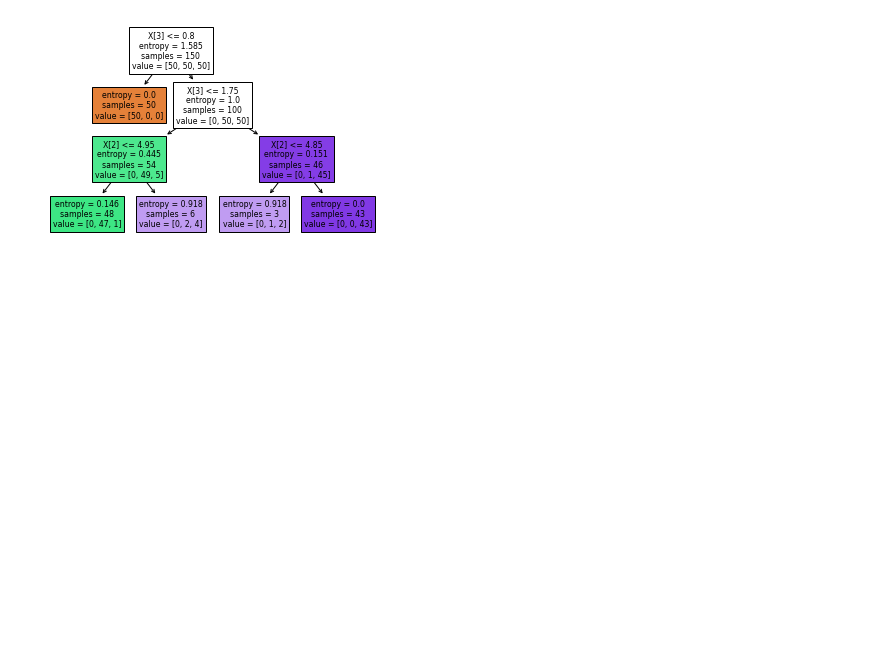
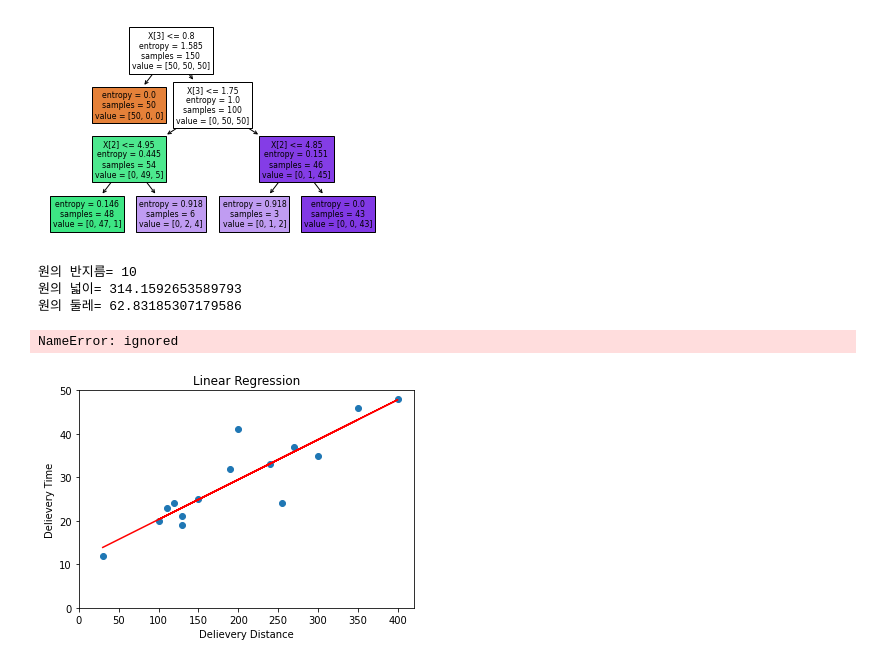
Before and after one commit to Yunkoo-GIT/Programming, a Jupyter notebook: 20210408.ipynb, the cells around one changed output. Cells and saved outputs as stored; diff of their text form; code cells hidden in the pictures; blank space fills up the shorter version.

```diff
--- a/20210408.ipynb
+++ b/20210408.ipynb
@@ -14,3 +14,79 @@ plot_tree(decision_tree, filled=True)
 plt.show()
 # %% [output]
 [figure]
+# %%
+import math
+
+class Circle:
+  def __init__(self, radius=1.0):
+    self.__radius = radius
+
+  def setRadius(self, r):
+    self.__radius = r
+
+  def getRadius(self):
+    return self.__radius
+
+  def calcArea(self):
+    area = math.pi*self.__radius*self.__radius
+    return area
+
+  def calcCircum(self):
+    circumference = 2.0*math.pi*self.__radius
+    return circumference
+
+c1 = Circle(10)
+print("원의 반지름=", c1.getRadius())
+print("원의 넓이=", c1.calcArea())
+print("원의 둘레=", c1.calcCircum())
+# %% [output]
+원의 반지름= 10
+원의 넓이= 314.1592653589793
+원의 둘레= 62.83185307179586
+# %%
+class Rectangle:
+  def __init__(self, side=0):
+    self.side = side
+
+  def getArea(self):
+    return self.side*self.side
+
+  def printAreas(r, n):
+    while n >= 1:
+      print(r.side, "\t", r.getArea())
+      r.side = r.side + 1
+      n = n - 1
+
+
+myRect = Rectangle();
+count = 5
+printAreas(myRect, count)
+print("사각형의 변=", myRect.side)
+print("반복횟수=", count)
+# %% [output]
+NameError: ignored
+# %%
+import numpy as np
+from sklearn.linear_model import LinearRegression
+from matplotlib import pyplot as plt
+
+data = np.array([[30, 12], [150, 25], [300, 35], [400, 48], [130, 21],
+                 [240, 33], [350, 46], [200, 41], [100, 20], [110, 23],
+                 [190, 32], [120, 24], [130, 19], [270, 37], [255, 24]])
+plt.scatter(data[:, 0], data[:, 1])
+plt.title("Linear Regression")
+plt.xlabel("Delievery Distance")
+plt.ylabel("Delievery Time")
+plt.axis([0, 420, 0, 50])
+
+x = data[:, 0].reshape(-1, 1)
+y = data[:, 1].reshape(-1, 1)
+
+model = LinearRegression()
+model.fit(x, y)
+
+y_pred = model.predict(x)
+plt.plot(x, y_pred, color = 'r')
+plt.show()
+# %% [output]
+[figure, added]
```
